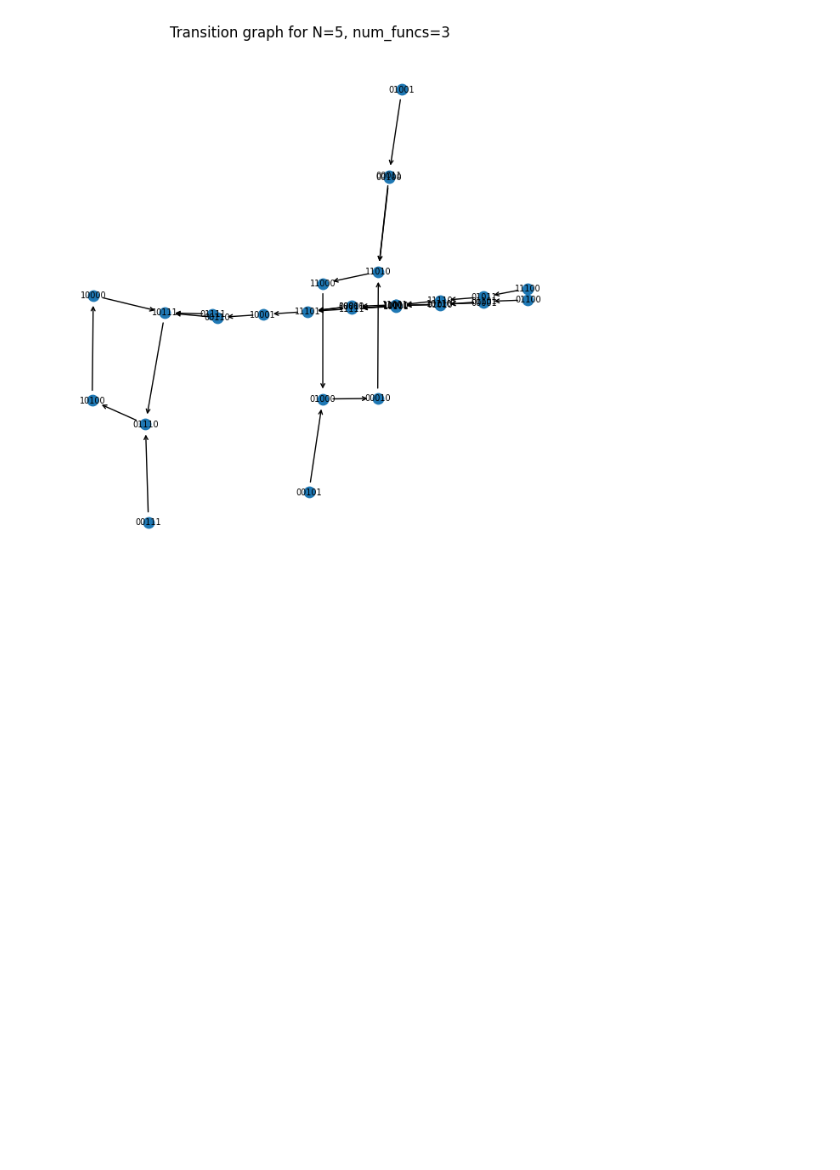
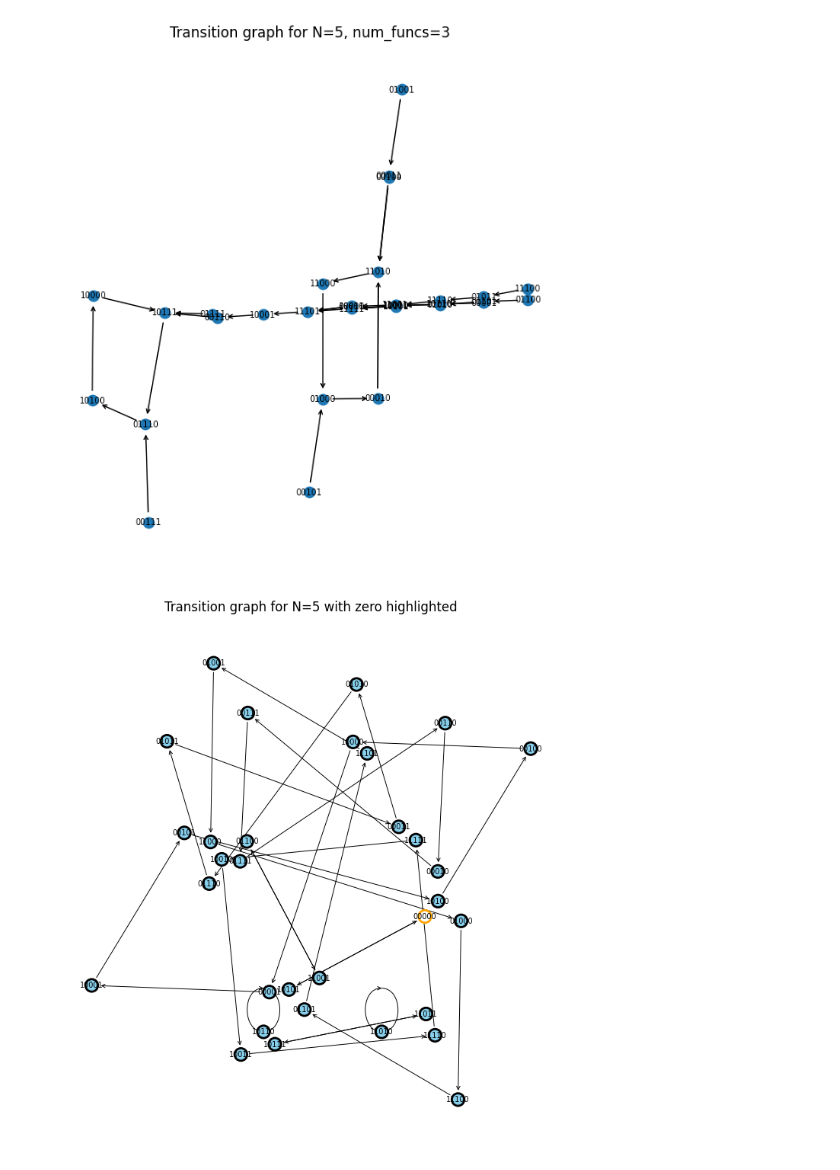
Before and after one commit to Senopiece/bottleneck_transmission, a Jupyter notebook: src/research/prospective.ipynb, the cells around one changed output. Cells and saved outputs as stored; diff of their text form; code cells hidden in the pictures; blank space fills up the shorter version.

Commit message:
explore transitions of anfext

```diff
--- a/src/research/prospective.ipynb
+++ b/src/research/prospective.ipynb
@@ -586,3 +586,88 @@ G = build_transition_graph(N, As, fs)
 plot_transition_graph(G, title=f"Transition graph for N={N}, num_funcs={num_funcs}")
 # %% [output]
 [figure]
+# %%
+import numpy as np
+import matplotlib.pyplot as plt
+import networkx as nx
+
+
+# same helpers
+def int_to_bits(x, N):
+    return [(x >> (N - 1 - i)) & 1 for i in range(N)]
+
+
+def anf_feature_vector(x_bits, masks):
+    xmask = 0
+    for b in x_bits:
+        xmask = (xmask << 1) | b
+    return np.array([(1 if (xmask & m) == m else 0) for m in masks], dtype=np.uint8)
+
+
+def next_state(x, A, masks, N):
+    xb = np.array(int_to_bits(x, N), dtype=np.uint8)
+    F = anf_feature_vector(xb, masks)
+    yb = (A @ F) % 2
+    y = 0
+    for b in yb:
+        y = (y << 1) | int(b)
+    return y
+
+
+def build_transition_graph(N, A, masks):
+    G = nx.DiGraph()
+    for x in range(1 << N):
+        bits = tuple(int_to_bits(x, N))
+        G.add_node(bits)
+    for x in range(1 << N):
+        xb = tuple(int_to_bits(x, N))
+        y = next_state(x, A, masks, N)
+        yb = tuple(int_to_bits(y, N))
+        G.add_edge(xb, yb)
+    return G
+
+
+def plot_transition_graph(G, N, title="Transitions"):
+    plt.figure(figsize=(9, 9))
+    pos = nx.kamada_kawai_layout(G)
+    labels = {node: "".join(str(int(b)) for b in node) for node in G.nodes()}
+
+    # highlight zero node
+    zero = tuple([0] * N)
+    node_colors = []
+    node_edgecolors = []
+    for node in G.nodes():
+        if node == zero:
+            node_colors.append("white")
+            node_edgecolors.append("orange")
+        else:
+            node_colors.append("skyblue")
+            node_edgecolors.append("black")
+
+    nx.draw_networkx_nodes(
+        G,
+        pos,
+        node_size=140,
+        node_color=node_colors,
+        edgecolors=node_edgecolors,
+        linewidths=2,
+    )
+    nx.draw_networkx_edges(G, pos, arrows=True, arrowstyle="->", arrowsize=8, width=0.7)
+    nx.draw_networkx_labels(G, pos, labels, font_size=7)
+    plt.title(title)
+    plt.axis("off")
+    plt.show()
+
+
+# Example
+N = 5
+m = 7
+A = np.random.randint(0, 2, (N, m), dtype=np.uint8)
+masks = list(range(1 << N))
+masks.sort(key=lambda s: (bin(s).count("1"), s))
+masks = masks[:m]
+
+G = build_transition_graph(N, A, masks)
+plot_transition_graph(G, N, title="Transition graph for N=5 with zero highlighted")
+# %% [output]
+[figure, added]
```
